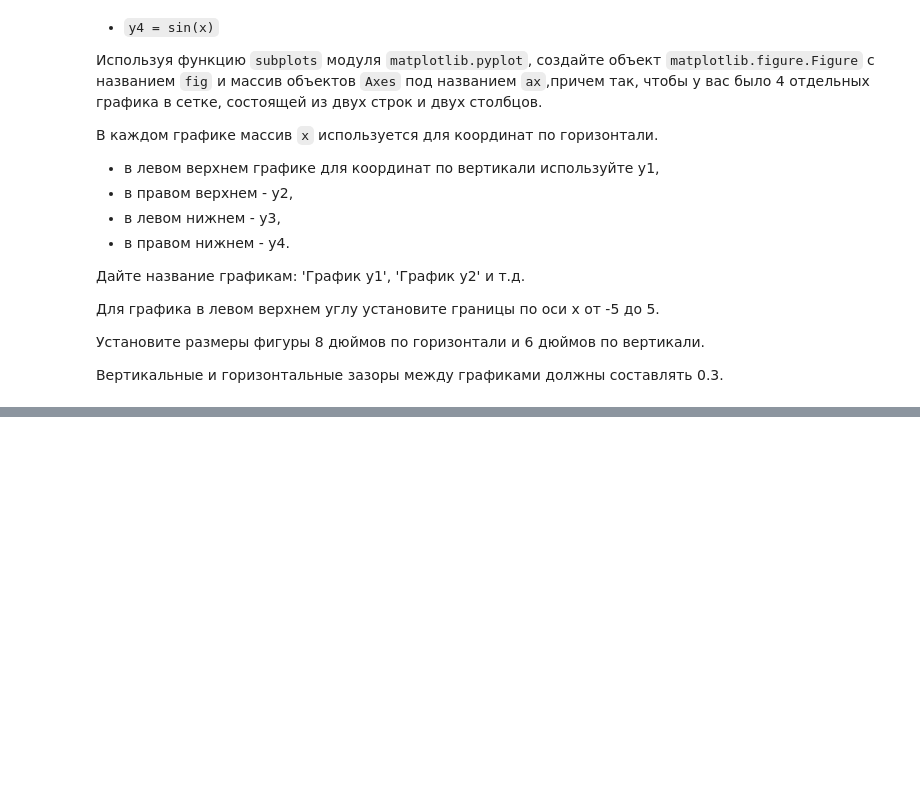
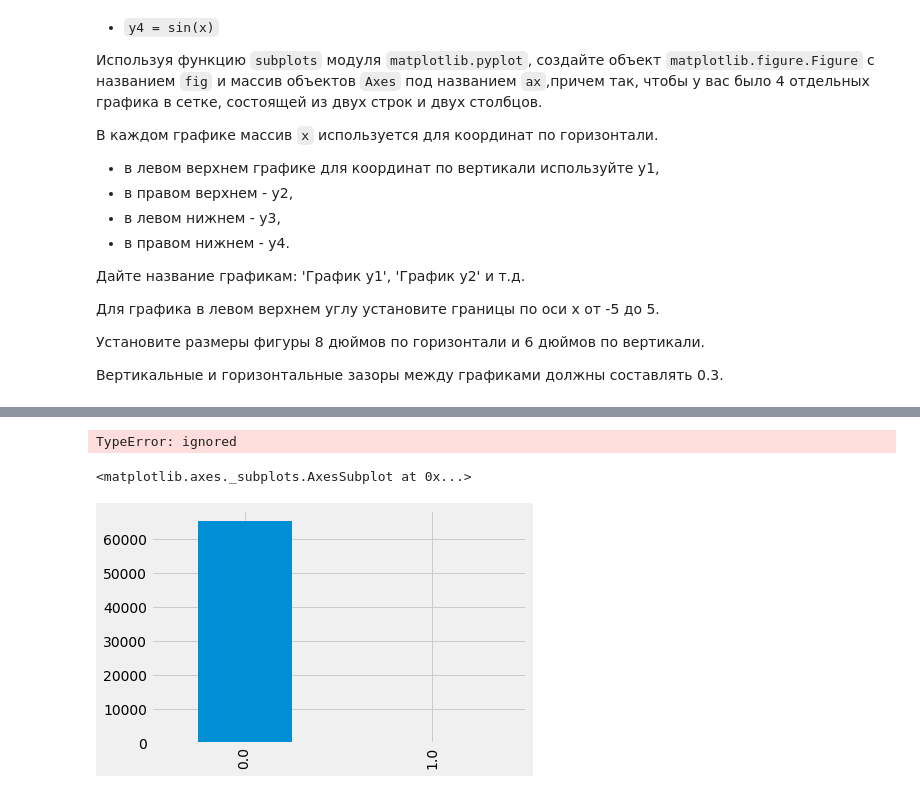
Before and after one commit to vinalyan/pytonDS, a Jupyter notebook: pythonDS_LS2.ipynb, the cells around one changed output, grey strips where cells are left out. Drawn from its saved outputs; the diff is of its cells as text; code cells hidden in the pictures; blank space fills up the shorter version.

```diff
--- a/pythonDS_LS2.ipynb
+++ b/pythonDS_LS2.ipynb
@@ -120,0 +137,5 @@ fig.show()
+# %%
+plt.style.use('fivethirtyeight')
+# %%
+df = pd.read_csv('/content/sample_data/creditcard.csv')
+df.head()
@@ -120,0 +149,9 @@ fig.show()
+# %%
+cl = df.Class.value_counts()
+# %% [output]
+TypeError: ignored
+# %%
+cl.plot(kind = 'bar')
+# %% [output]
+<matplotlib.axes._subplots.AxesSubplot at 0x...>
+[figure, added]
```
Also changed, not shown: parts of 8 cells of this notebook.
